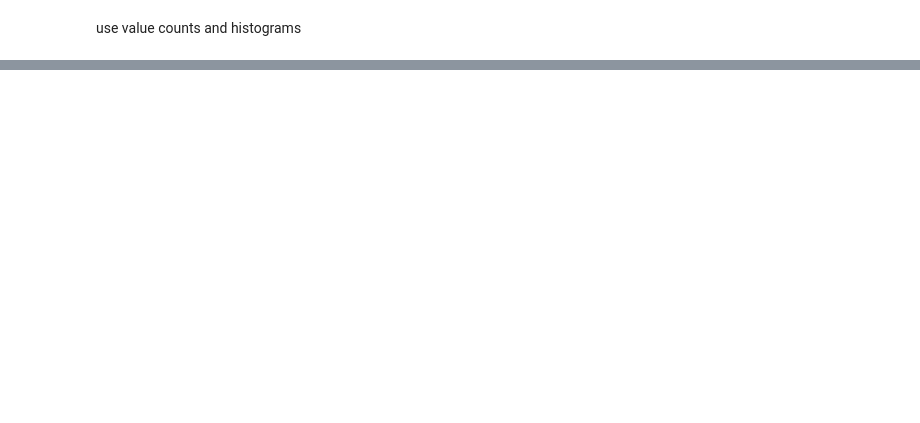
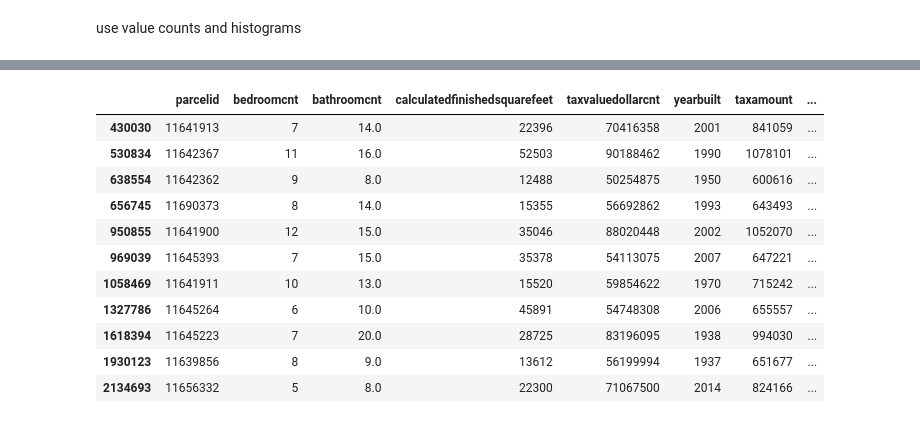
Before and after one commit to EribertoContreras/regression-exercises, a Jupyter notebook: wrangle.ipynb, the cells around one changed output, grey strips where cells are left out. Drawn from its saved outputs; the diff is of its cells as text; code cells hidden in the pictures; blank space fills up the shorter version.

```diff
--- a/wrangle.ipynb
+++ b/wrangle.ipynb
@@ -217,0 +267,15 @@ use value counts and histograms
+# %%
+df[df.taxamount > 600000]
+# %% [output]
+|  | parcelid | bedroomcnt | bathroomcnt | calculatedfinishedsquarefeet | taxvaluedollarcnt | yearbuilt | taxamount | ... |
+| 430030 | 11641913 | 7 | 14.0 | 22396 | 70416358 | 2001 | 841059 | ... |
+| 530834 | 11642367 | 11 | 16.0 | 52503 | 90188462 | 1990 | 1078101 | ... |
+| 638554 | 11642362 | 9 | 8.0 | 12488 | 50254875 | 1950 | 600616 | ... |
+| 656745 | 11690373 | 8 | 14.0 | 15355 | 56692862 | 1993 | 643493 | ... |
+| 950855 | 11641900 | 12 | 15.0 | 35046 | 88020448 | 2002 | 1052070 | ... |
+| 969039 | 11645393 | 7 | 15.0 | 35378 | 54113075 | 2007 | 647221 | ... |
+| 1058469 | 11641911 | 10 | 13.0 | 15520 | 59854622 | 1970 | 715242 | ... |
+| 1327786 | 11645264 | 6 | 10.0 | 45891 | 54748308 | 2006 | 655557 | ... |
+| 1618394 | 11645223 | 7 | 20.0 | 28725 | 83196095 | 1938 | 994030 | ... |
+| 1930123 | 11639856 | 8 | 9.0 | 13612 | 56199994 | 1937 | 651677 | ... |
+| 2134693 | 11656332 | 5 | 8.0 | 22300 | 71067500 | 2014 | 824166 | ... |
```
Also changed, not shown: parts of 19 cells of this notebook, 3 other files.
